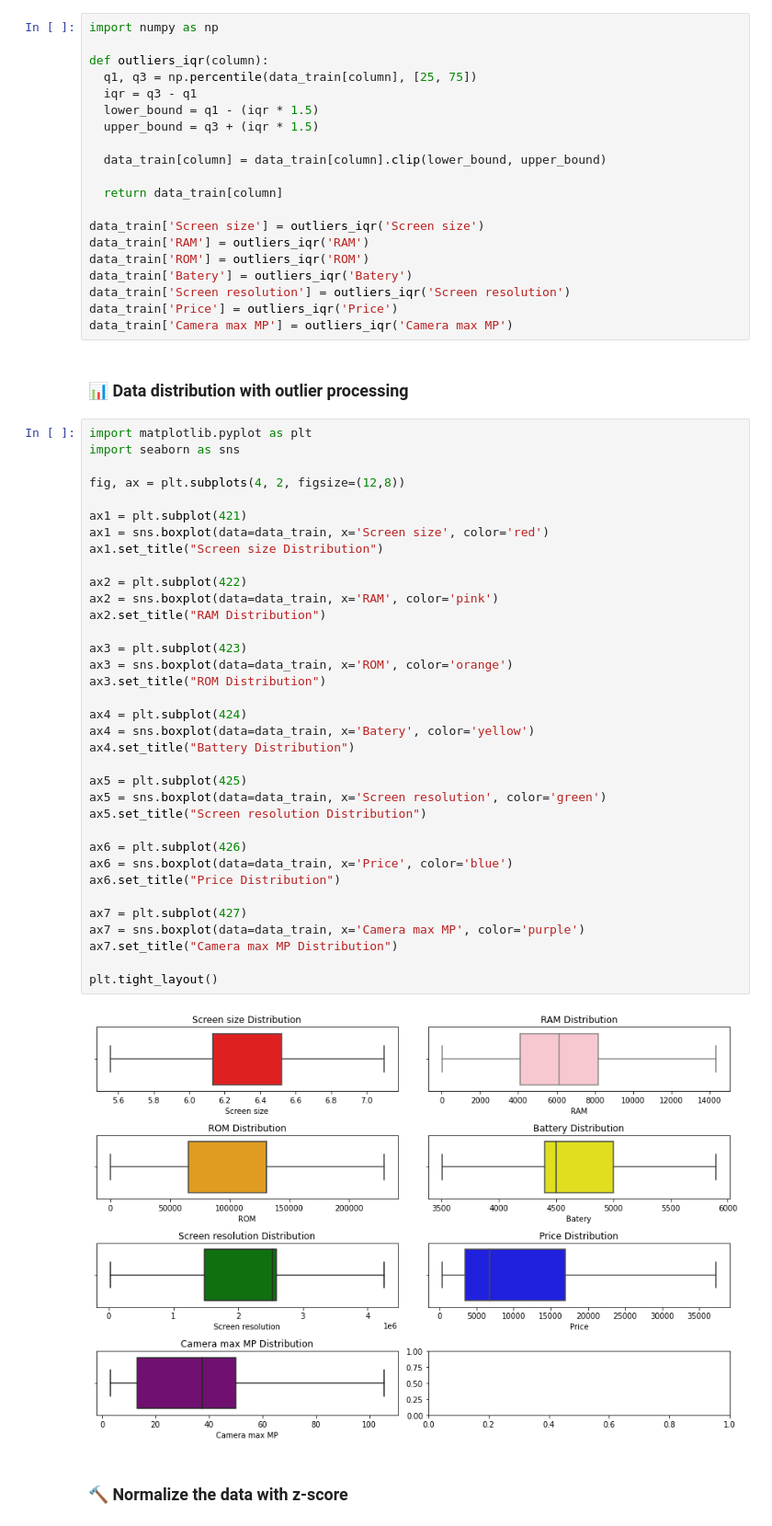
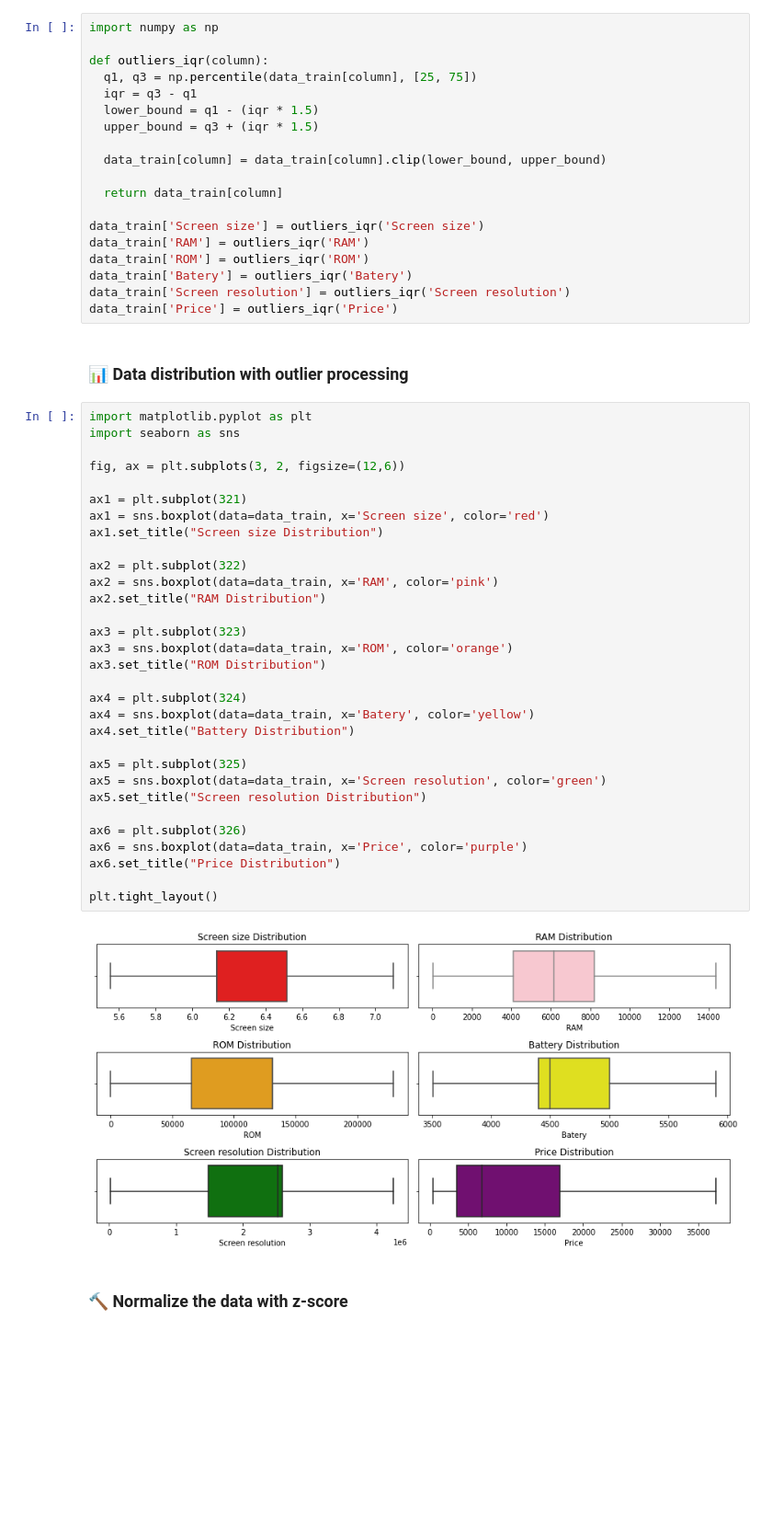
Before and after one commit to bongudth/mobile-price-prediction, a Jupyter notebook: feature_engineering.ipynb, the cells around one changed output. Shown at 92% size. Saved outputs shown, nothing was run; the diff lists cells and outputs as text; blank space fills up the shorter version.

```diff
--- a/feature_engineering.ipynb
+++ b/feature_engineering.ipynb
@@ -142,46 +135,41 @@ data_train['ROM'] = outliers_iqr('ROM')
 data_train['Batery'] = outliers_iqr('Batery')
 data_train['Screen resolution'] = outliers_iqr('Screen resolution')
 data_train['Price'] = outliers_iqr('Price')
-data_train['Camera max MP'] = outliers_iqr('Camera max MP')
 # %% [markdown]
 ### 📊 Data distribution with outlier processing
 # %%
 import matplotlib.pyplot as plt
 import seaborn as sns
 
-fig, ax = plt.subplots(4, 2, figsize=(12,8))
+fig, ax = plt.subplots(3, 2, figsize=(12,6))
 
-ax1 = plt.subplot(421)
+ax1 = plt.subplot(321)
 ax1 = sns.boxplot(data=data_train, x='Screen size', color='red')
 ax1.set_title("Screen size Distribution")
 
-ax2 = plt.subplot(422)
+ax2 = plt.subplot(322)
 ax2 = sns.boxplot(data=data_train, x='RAM', color='pink')
 ax2.set_title("RAM Distribution")
 
-ax3 = plt.subplot(423)
+ax3 = plt.subplot(323)
 ax3 = sns.boxplot(data=data_train, x='ROM', color='orange')
 ax3.set_title("ROM Distribution")
 
-ax4 = plt.subplot(424)
+ax4 = plt.subplot(324)
 ax4 = sns.boxplot(data=data_train, x='Batery', color='yellow')
 ax4.set_title("Battery Distribution")
 
-ax5 = plt.subplot(425)
+ax5 = plt.subplot(325)
 ax5 = sns.boxplot(data=data_train, x='Screen resolution', color='green')
 ax5.set_title("Screen resolution Distribution")
 
-ax6 = plt.subplot(426)
-ax6 = sns.boxplot(data=data_train, x='Price', color='blue')
+ax6 = plt.subplot(326)
+ax6 = sns.boxplot(data=data_train, x='Price', color='purple')
 ax6.set_title("Price Distribution")
 
-ax7 = plt.subplot(427)
-ax7 = sns.boxplot(data=data_train, x='Camera max MP', color='purple')
-ax7.set_title("Camera max MP Distribution")
-
 plt.tight_layout()
 # %% [output]
-[figure, old version]
+[figure, new version]
 # %% [markdown]
 ### 🔨 Normalize the data with z-score
 # %%
```
Also changed, not shown: parts of 6 cells of this notebook, 5 other files.
